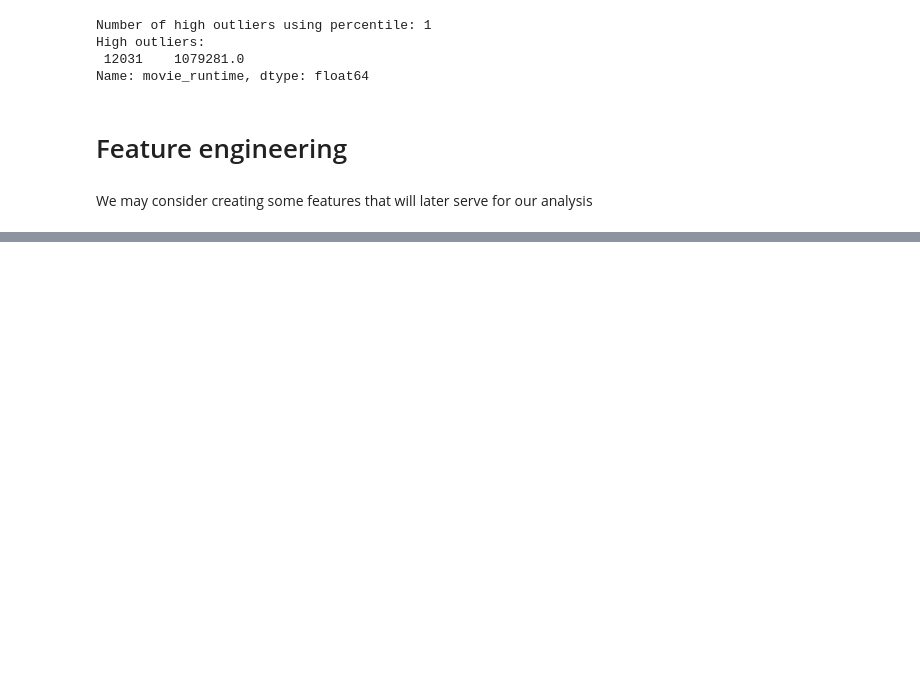
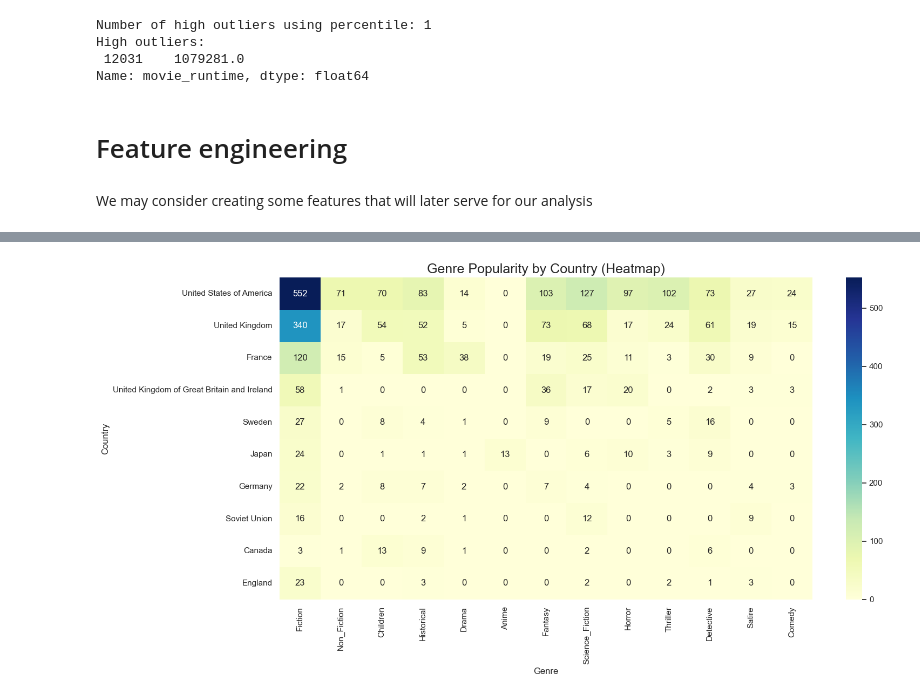
Before and after one commit to epfl-ada/ada-2024-project-ada212, a Jupyter notebook: results.ipynb, the cells around one changed output, grey strips where cells are left out. Cells and saved outputs as stored; diff of their text form; code cells hidden in the pictures; blank space fills up the shorter version.

```diff
--- a/results.ipynb
+++ b/results.ipynb
@@ -372,0 +458,23 @@ auxiliary_dataset_revenue_budget['revenue_budget_ratio'] =auxiliary_dataset_reve
+# %%
+# Genre counts by country
+genre_counts_country = pd.DataFrame()
+
+for genre in book_genre_columns:
+    genre_name = genre.replace('book_', '').title()
+    genre_counts_country[genre_name] = df_visualization[df_visualization[genre] == True].groupby('book_country').size()
+
+# Filter top countries by total adaptations
+genre_counts_country.fillna(0, inplace=True)
+top_countries_heatmap = genre_counts_country.sum(axis=1).sort_values(ascending=False).head(10).index
+genre_counts_country_filtered = genre_counts_country.loc[top_countries_heatmap]
+
+# Plot heatmap
+plt.figure(figsize=(16, 8))
+sns.heatmap(genre_counts_country_filtered, cmap='YlGnBu', annot=True, fmt=".0f")
+plt.title('Genre Popularity by Country (Heatmap)', fontsize=18)
+plt.xlabel('Genre')
+plt.ylabel('Country')
+plt.tight_layout()
+plt.show()
+# %% [output]
+[figure, added]
```
Also changed, not shown: parts of 29 cells of this notebook.
